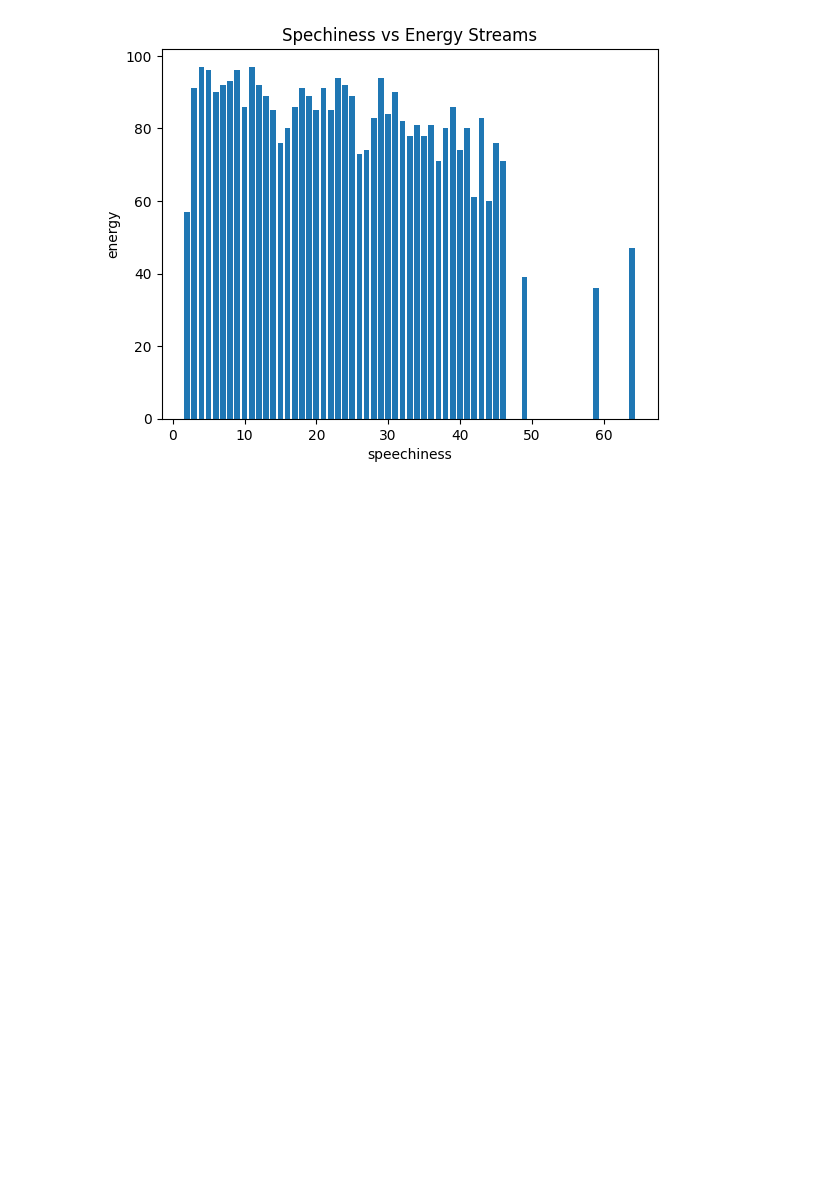
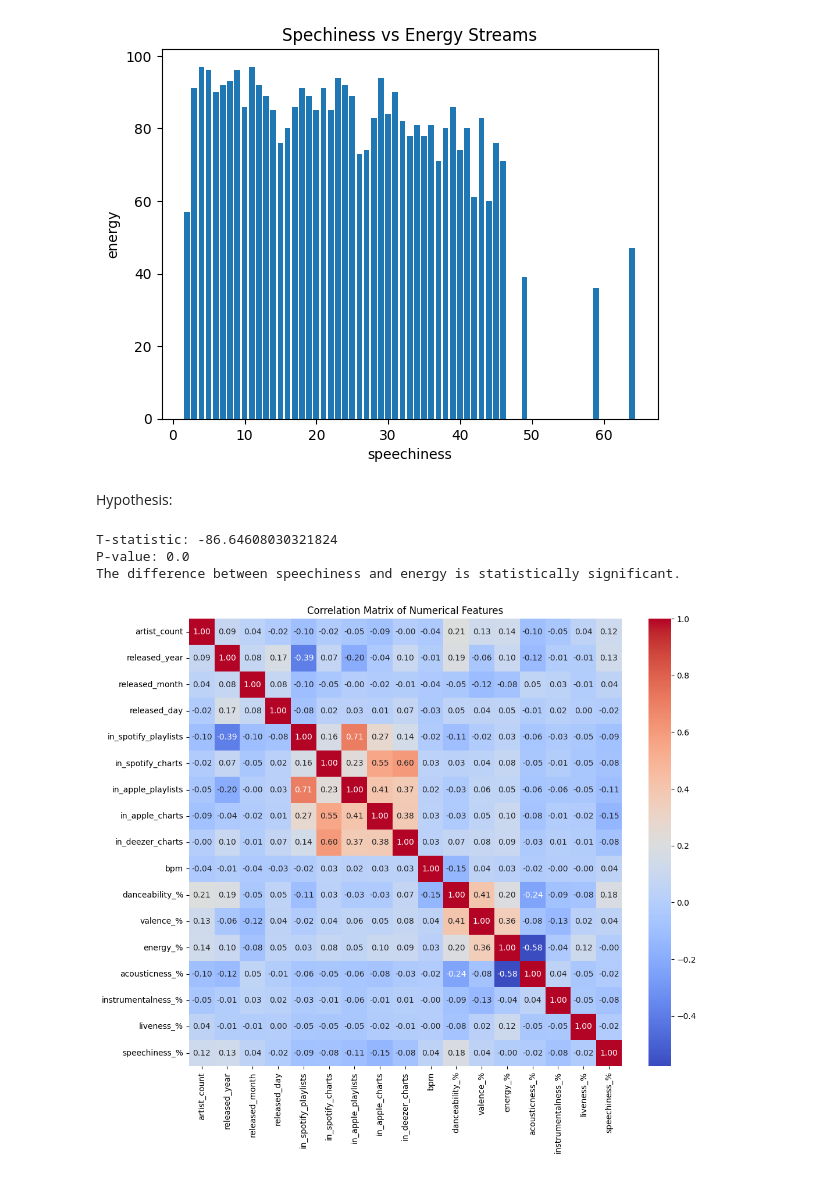
Before and after one commit to Mmargallo/DSHSRP, a Jupyter notebook: Spotify.ipynb, the cells around one changed output. Saved outputs shown, nothing was run; the diff lists cells and outputs as text; code cells hidden in the pictures; blank space fills up the shorter version.

```diff
--- a/Spotify.ipynb
+++ b/Spotify.ipynb
@@ -134,3 +134,36 @@ plt.ylabel('energy')
 plt.show()
 # %% [output]
 [figure]
+# %% [markdown]
+Hypothesis:
+# %%
+from scipy.stats import ttest_ind
+
+# Perform independent t-test
+t_statistic, p_value = ttest_ind(df['speechiness_%'], df['energy_%'])
+
+print(f"T-statistic: {t_statistic}")
+print(f"P-value: {p_value}")
+
+# Interpret the results
+alpha = 0.05
+if p_value < alpha:
+    print("The difference between speechiness and energy is statistically significant.")
+else:
+    print("The difference between speechiness and energy is not statistically significant.")
+# %% [output]
+T-statistic: -86.64608030321824
+P-value: 0.0
+The difference between speechiness and energy is statistically significant.
+# %%
+import seaborn as sns
+# Calculate the correlation matrix
+corr_matrix = df.corr(numeric_only=True)
+
+# Plot the heatmap
+plt.figure(figsize=(12, 10))
+sns.heatmap(corr_matrix, annot=True, cmap='coolwarm', fmt=".2f")
+plt.title('Correlation Matrix of Numerical Features')
+plt.show()
+# %% [output]
+[figure, added]
```
